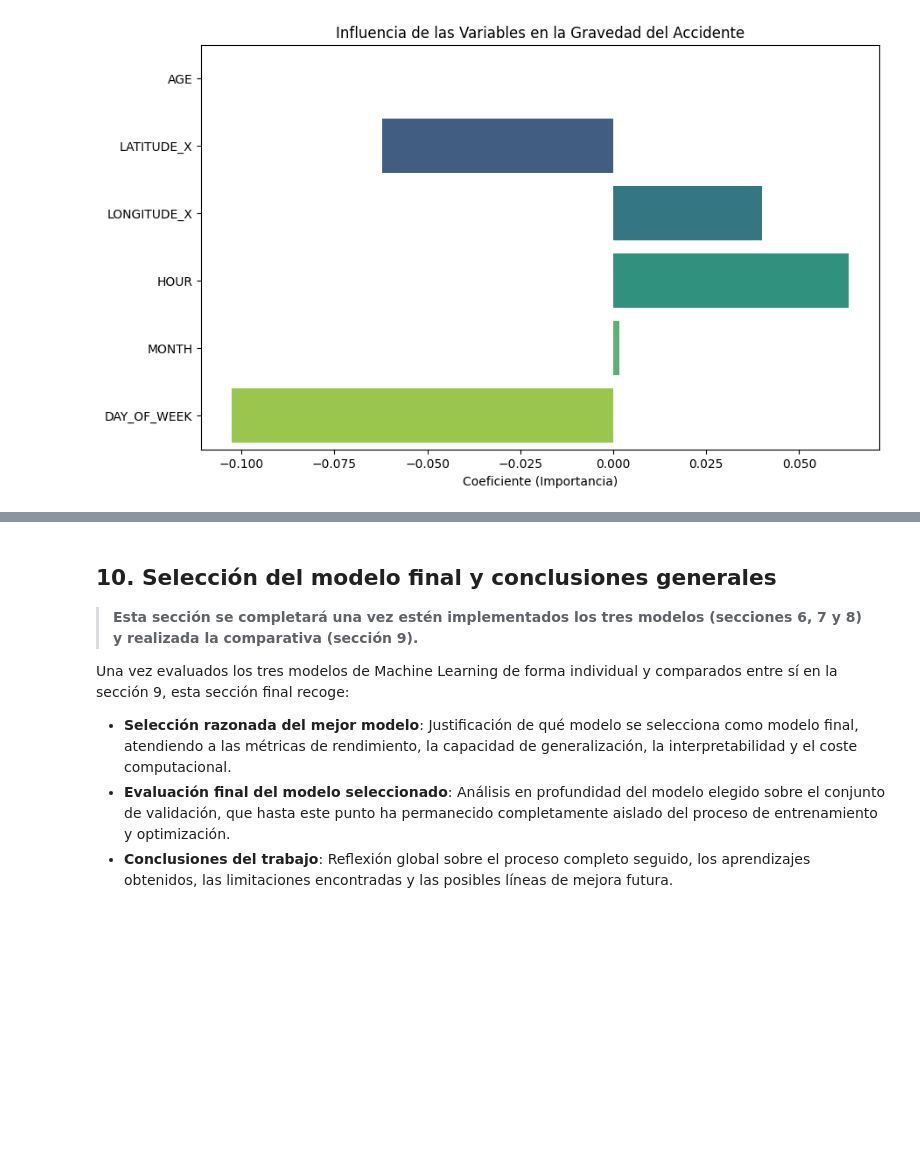
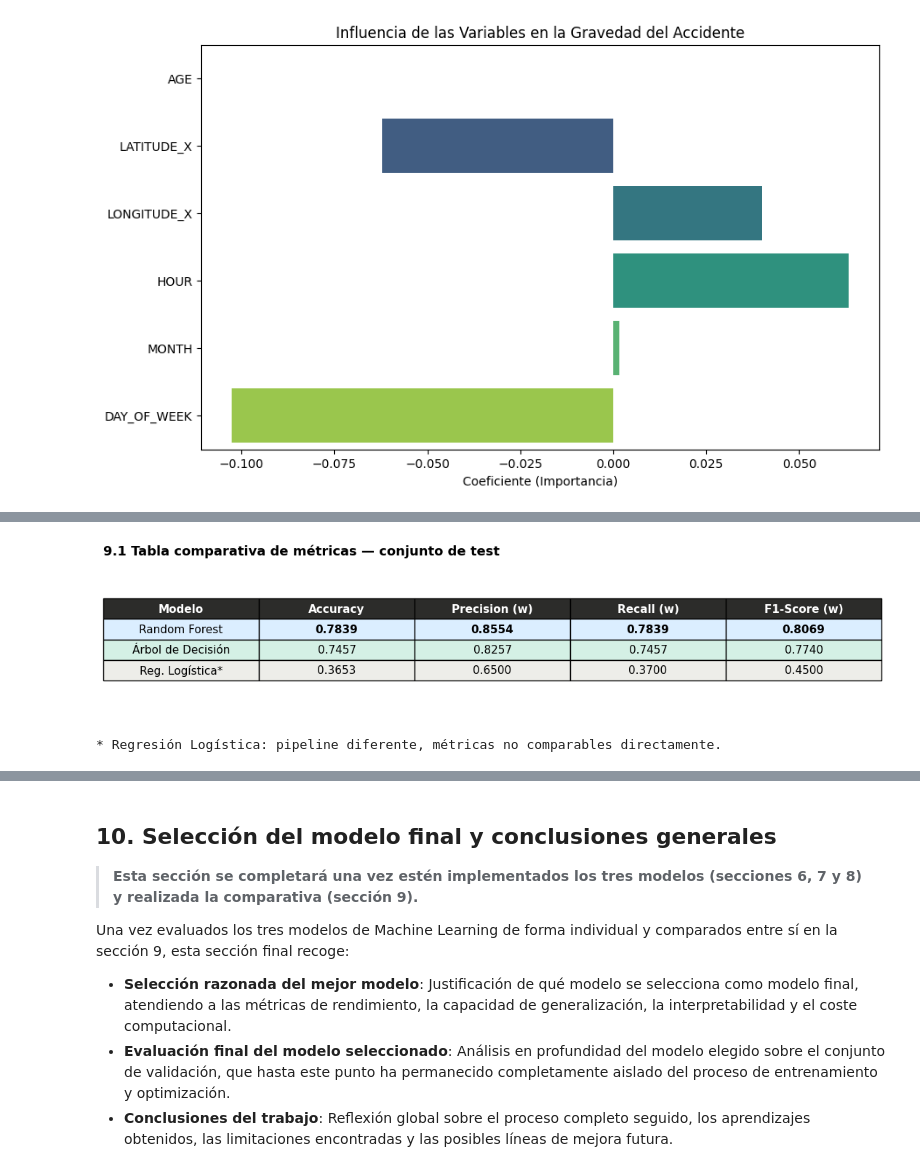
Before and after one commit to beirasmm/aprendizaxe_automatico, a Jupyter notebook: notebook.ipynb, the cells around one changed output, grey strips where cells are left out. Saved outputs shown, nothing was run; the diff lists cells and outputs as text; code cells hidden in the pictures; blank space fills up the shorter version.

Commit message:
Adicion de comparativas

```diff
--- a/notebook.ipynb
+++ b/notebook.ipynb
@@ -1781,0 +1815,48 @@ Los resultados de esta comparativa orientarán la **selección del modelo final*
+# %%
+# ── 9.1 Tabla comparativa de métricas ───────────────────────────────
+fig, ax = plt.subplots(figsize=(11, 2.6))
+ax.axis('off')
+
+col_labels = ['Modelo', 'Accuracy', 'Precision (w)', 'Recall (w)', 'F1-Score (w)']
+cell_vals = []
+for i, m in enumerate(modelos):
+    row = [m]
+    for met in ['Accuracy', 'Precision (w)', 'Recall (w)', 'F1-Score (w)']:
+        v = metricas_test[met][i]
+        row.append(f'{v:.4f}')
+    cell_vals.append(row)
+
+tabla = ax.table(
+    cellText=cell_vals,
+    colLabels=col_labels,
+    loc='center',
+    cellLoc='center'
+)
+tabla.auto_set_font_size(False)
+tabla.set_fontsize(11)
+tabla.scale(1, 1.7)
+
+# Estilo cabecera
+for j in range(len(col_labels)):
+    tabla[0, j].set_facecolor('#2C2C2A')
+    tabla[0, j].set_text_props(color='white', fontweight='bold')
+
+# Colores por modelo
+model_colors = ['#DBEEFF', '#D4F0E5', '#EDEDE9']
+for i in range(3):
+    for j in range(len(col_labels)):
+        tabla[i+1, j].set_facecolor(model_colors[i])
+
+# Negrita a los mejores valores (RF en columnas 1-4)
+for j in range(1, len(col_labels)):
+    tabla[1, j].set_text_props(fontweight='bold')
+
+ax.set_title('9.1 Tabla comparativa de métricas — conjunto de test',
+             fontweight='bold', fontsize=13, pad=12, loc='left')
+plt.tight_layout()
+plt.savefig('comparativa_tabla.png', dpi=150, bbox_inches='tight')
+plt.show()
+print("* Regresión Logística: pipeline diferente, métricas no comparables directamente.")
+# %% [output]
+[figure, added]
+* Regresión Logística: pipeline diferente, métricas no comparables directamente.
```
Also changed, not shown: parts of 8 cells of this notebook.
